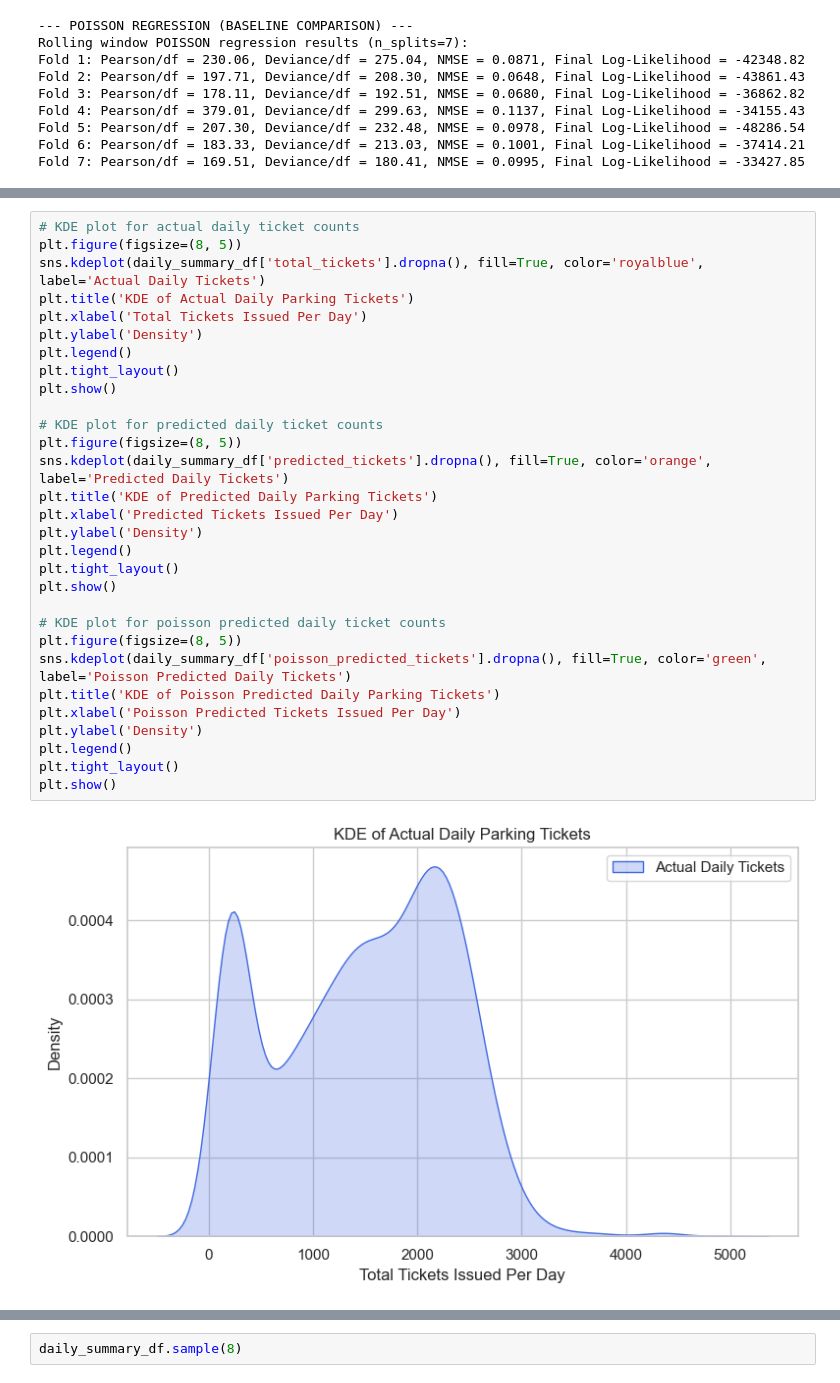
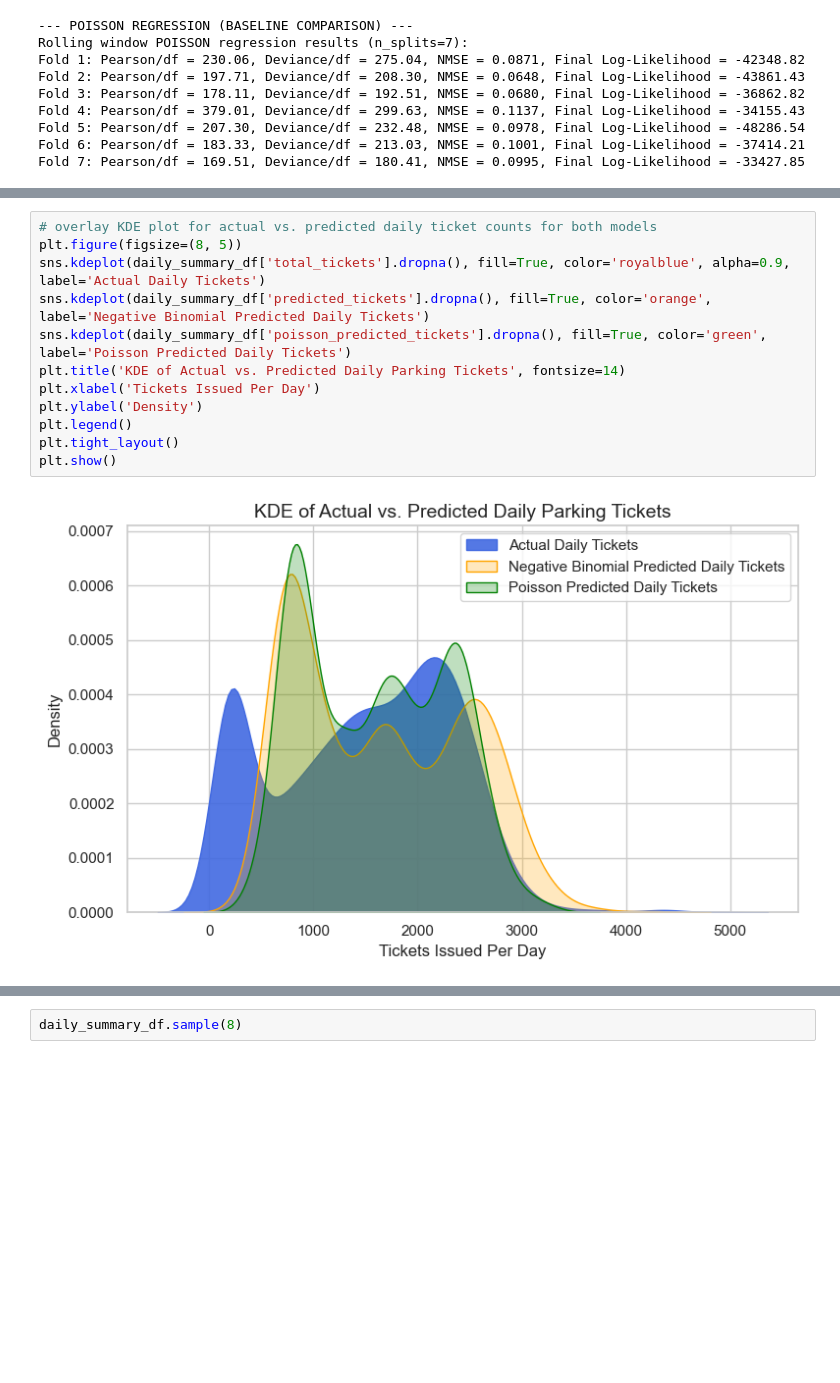
Before and after one commit to johneckberg/Milwaukee-Ticket-Data-Analysis, a Jupyter notebook: parking_final_project.ipynb, the cells around one changed output, grey strips where cells are left out. Saved outputs shown, nothing was run; the diff lists cells and outputs as text; blank space fills up the shorter version.

```diff
--- a/parking_final_project.ipynb
+++ b/parking_final_project.ipynb
@@ -982,32 +982,14 @@ plt.show()
 # %%
-# KDE plot for actual daily ticket counts
+# overlay KDE plot for actual vs. predicted daily ticket counts for both models
 plt.figure(figsize=(8, 5))
-sns.kdeplot(daily_summary_df['total_tickets'].dropna(), fill=True, color='royalblue', label='Actual Daily Tickets')
-plt.title('KDE of Actual Daily Parking Tickets')
-plt.xlabel('Total Tickets Issued Per Day')
+sns.kdeplot(daily_summary_df['total_tickets'].dropna(), fill=True, color='royalblue', alpha=0.9, label='Actual Daily Tickets')
+sns.kdeplot(daily_summary_df['predicted_tickets'].dropna(), fill=True, color='orange', label='Negative Binomial Predicted Daily Tickets')
+sns.kdeplot(daily_summary_df['poisson_predicted_tickets'].dropna(), fill=True, color='green', label='Poisson Predicted Daily Tickets')
+plt.title('KDE of Actual vs. Predicted Daily Parking Tickets', fontsize=14)
+plt.xlabel('Tickets Issued Per Day')
 plt.ylabel('Density')
 plt.legend()
 plt.tight_layout()
 plt.show()
-
-# KDE plot for predicted daily ticket counts
-plt.figure(figsize=(8, 5))
-sns.kdeplot(daily_summary_df['predicted_tickets'].dropna(), fill=True, color='orange', label='Predicted Daily Tickets')
-plt.title('KDE of Predicted Daily Parking Tickets')
-plt.xlabel('Predicted Tickets Issued Per Day')
-plt.ylabel('Density')
-plt.legend()
-plt.tight_layout()
-plt.show()
-
-# KDE plot for poisson predicted daily ticket counts
-plt.figure(figsize=(8, 5))
-sns.kdeplot(daily_summary_df['poisson_predicted_tickets'].dropna(), fill=True, color='green', label='Poisson Predicted Daily Tickets')
-plt.title('KDE of Poisson Predicted Daily Parking Tickets')
-plt.xlabel('Poisson Predicted Tickets Issued Per Day')
-plt.ylabel('Density')
-plt.legend()
-plt.tight_layout()
-plt.show()
 # %% [output]
-[figure, old version]
+[figure, new version]
```
Also changed, not shown: parts of 4 cells of this notebook.
